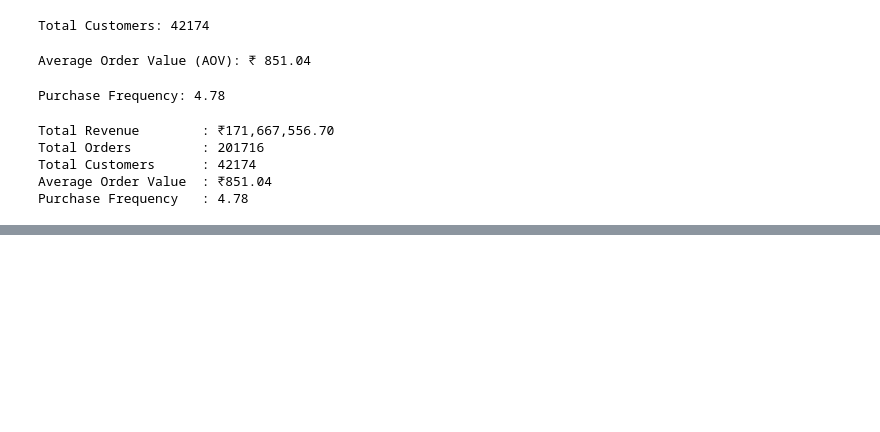
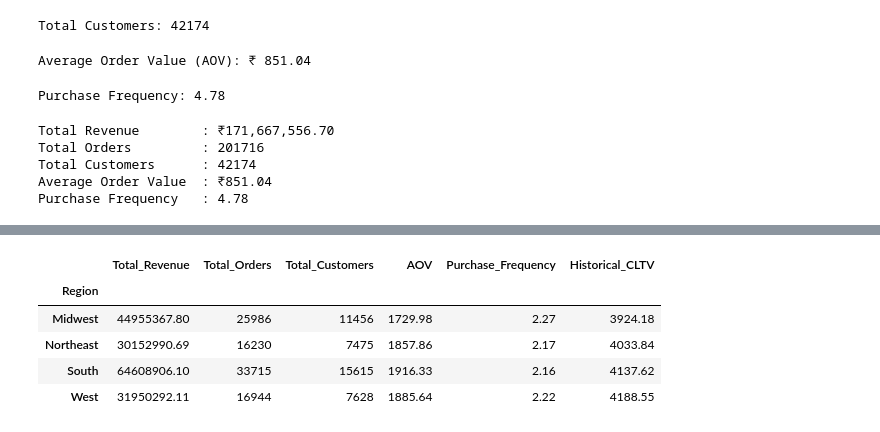
Before and after one commit to Shravani-salunke/Data-Analytics-Project2, a Jupyter notebook: notebook/eda.ipynb, the cells around one changed output, grey strips where cells are left out. Cells and saved outputs as stored; diff of their text form; code cells hidden in the pictures; blank space fills up the shorter version.

Commit message:
calculate historical CLTV by region

```diff
--- a/notebook/eda.ipynb
+++ b/notebook/eda.ipynb
@@ -622,0 +631,2 @@ Purchase Frequency   : 4.78
+# %%
+df["Sales"] = (df["price"] * df["qty_ordered"]) - df["discount_amount"]
@@ -622,0 +643,9 @@ Purchase Frequency   : 4.78
+# %%
+# region wise metrics
+region_cltv = df.groupby("Region").agg(
+    Total_Revenue=("Sales", "sum"),
+    Total_Orders=("order_id", "nunique"),
+    Total_Customers=("cust_id", "nunique")
+)
+
+region_cltv
@@ -622,0 +659,29 @@ Purchase Frequency   : 4.78
+# %%
+# AOV by region
+region_cltv["AOV"] = (
+    region_cltv["Total_Revenue"] /
+    region_cltv["Total_Orders"]
+)
+# %%
+
+# purchase_frequency
+region_cltv["Purchase_Frequency"] = (
+    region_cltv["Total_Orders"] /
+    region_cltv["Total_Customers"]
+)
+# %%
+region_cltv["Historical_CLTV"] = (
+    region_cltv["AOV"] *
+    region_cltv["Purchase_Frequency"]
+)
+
+region_cltv = region_cltv.round(2)
+
+region_cltv
+# %% [output]
+|  | Total_Revenue | Total_Orders | Total_Customers | AOV | Purchase_Frequency | Historical_CLTV |
+| Region |  |  |  |  |  |  |
+| Midwest | 44955367.80 | 25986 | 11456 | 1729.98 | 2.27 | 3924.18 |
+| Northeast | 30152990.69 | 16230 | 7475 | 1857.86 | 2.17 | 4033.84 |
+| South | 64608906.10 | 33715 | 15615 | 1916.33 | 2.16 | 4137.62 |
+| West | 31950292.11 | 16944 | 7628 | 1885.64 | 2.22 | 4188.55 |
```
Also changed, not shown: parts of 4 cells of this notebook.
